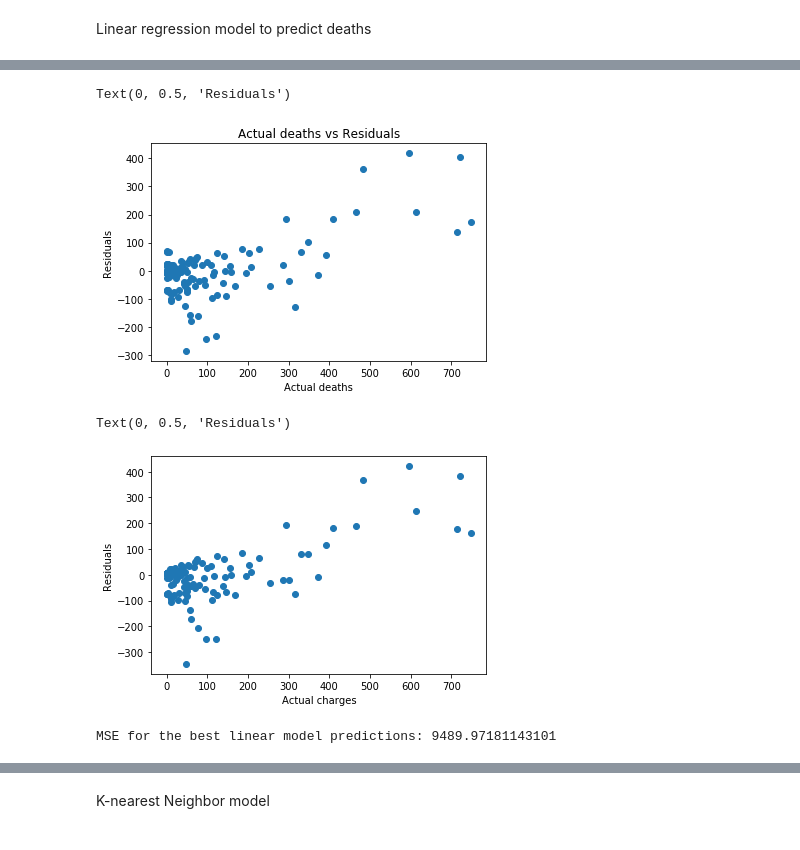
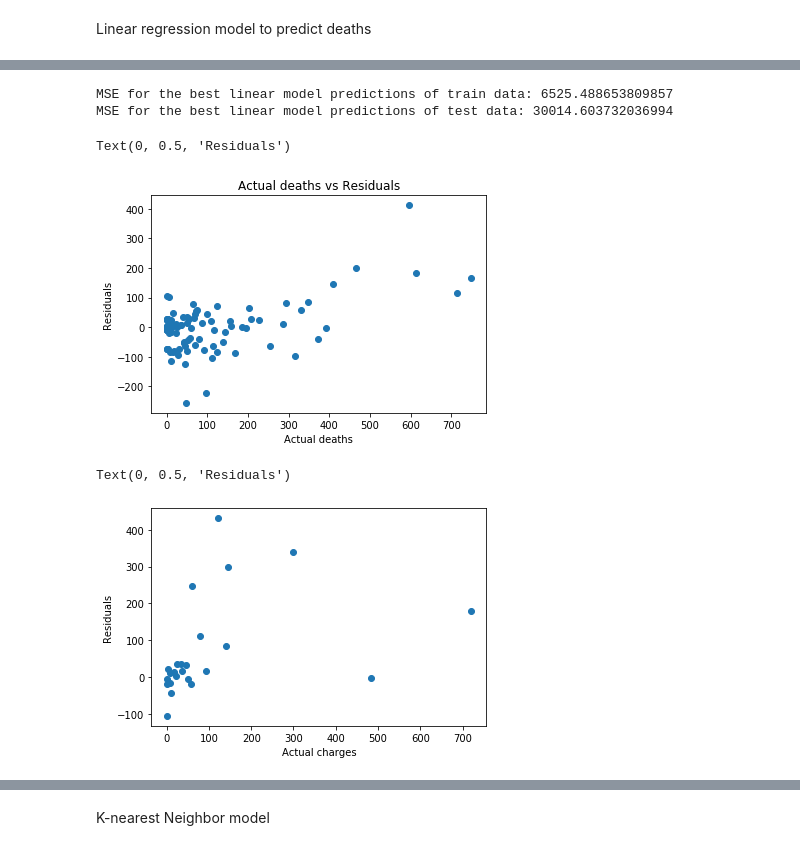
Before and after one commit to liger1apwm/Covid-data-analysis, a Jupyter notebook: covid_data_analysis.ipynb, the cells around one changed output, grey strips where cells are left out. Saved outputs shown, nothing was run; the diff lists cells and outputs as text; code cells hidden in the pictures.

Commit message:
linear model split data and mse added

```diff
--- a/covid_data_analysis.ipynb
+++ b/covid_data_analysis.ipynb
@@ -65,7 +65,7 @@ na_Count = covid_data.isna().sum().sum()
 inf_filter = covid_data['Deaths / 100 Recovered'] < 10000000000
 confirmed_filter = covid_data['Confirmed'] < 25000
 covid_data2 = covid_data[inf_filter & confirmed_filter]
-
+covid_data2.reset_index(drop=True,inplace=True)
 print("Amount of NaN values in the whole dataset : " + str(na_Count))
 covid_data2
 # %% [output]
@@ -163,6 +163,9 @@ plt.savefig('Active_Recovered_percentage_plot')
 Linear regression model to predict deaths
 # %%
 covid_data_dummies = pd.get_dummies(covid_data2, columns = ["WHO Region"], drop_first = True)
-covid_data_dummies.head()
+linear_split_train_value = round(len(covid_data_dummies) * 0.8 )
+covid_data_dummies_train = covid_data_dummies.loc[0:linear_split_train_value]
+covid_data_dummies_test = covid_data_dummies.loc[linear_split_train_value +1:len(covid_data_dummies)]
+covid_data_dummies_test
 # %% [output]
 |  | Country/Region | Confirmed | Deaths | Recovered | Active | New cases | New deaths | New recovered | ... |
@@ -179,7 +193,7 @@ covid_data_dummies.head()
 # covid_data_scaled = pd.concat([features_scaled, covid_data_dummies_label],axis = 1)
 # covid_data_scaled
 # %%
-lm_covid = smf.ols("Deaths ~ Confirmed + Active + Q('New cases') + Q('WHO Region_Americas') + Q('WHO Region_Eastern Mediterranean') + Q('WHO Region_Europe') + Q('WHO Region_South-East Asia') + Q('WHO Region_Western Pacific') ", data = covid_data_dummies).fit()
+lm_covid = smf.ols("Deaths ~ Confirmed + Active + Q('New cases') + Q('WHO Region_Americas') + Q('WHO Region_Eastern Mediterranean') + Q('WHO Region_Europe') + Q('WHO Region_South-East Asia') + Q('WHO Region_Western Pacific') ", data = covid_data_dummies_train).fit()
 lm_covid.summary()
 # %% [output]
 OLS Regression Results
@@ -296,22 +310,29 @@ strong multicollinearity or other numerical problems.
+# %%
+x1 = covid_data_dummies_train[['Confirmed','Active','New cases','WHO Region_Americas','WHO Region_Eastern Mediterranean','WHO Region_Europe','WHO Region_South-East Asia','WHO Region_Western Pacific']]
+y1 = covid_data_dummies_train['Deaths']
+lm_predictions = lm_covid.predict(x1)
+
+x2 = covid_data_dummies_test[['Confirmed','Active','New cases','WHO Region_Americas','WHO Region_Eastern Mediterranean','WHO Region_Europe','WHO Region_South-East Asia','WHO Region_Western Pacific']]
+y2 = covid_data_dummies_test['Deaths']
+lm_predictions2 = lm_covid.predict(x2)
+
+print("MSE for the best linear model predictions of train data:" ,mean_squared_error(lm_predictions, y1))
+print("MSE for the best linear model predictions of test data:" ,mean_squared_error(lm_predictions2, y2))
+# %% [output]
+MSE for the best linear model predictions of train data: 6525.488653809857
+MSE for the best linear model predictions of test data: 30014.603732036994
 # %%
-plt.scatter(x = covid_data_dummies['Deaths'], y = lm_covid.resid)
+plt.scatter(x = covid_data_dummies_train['Deaths'], y = lm_covid.resid)
 plt.title("Actual deaths vs Residuals")
 plt.xlabel("Actual deaths")
 plt.ylabel("Residuals")
 # %% [output]
 Text(0, 0.5, 'Residuals')
-[figure, old version]
+[figure, new version]
 # %%
-plt.scatter(x = covid_data_dummies['Deaths'], y = lm_covid2.resid)
+plt.scatter(x = covid_data_dummies_test['Deaths'], y = lm_predictions2)
 plt.xlabel("Actual charges")
 plt.ylabel("Residuals")
 # %% [output]
 Text(0, 0.5, 'Residuals')
-[figure, old version]
+[figure, new version]
-# %%
-x1 = covid_data_dummies[['Confirmed','Active','New cases','WHO Region_Americas','WHO Region_Eastern Mediterranean','WHO Region_Europe','WHO Region_South-East Asia','WHO Region_Western Pacific']]
-y1 = covid_data_dummies['Deaths']
-lm_predictions = lm_covid.predict(x1)
-print("MSE for the best linear model predictions:" ,mean_squared_error(lm_predictions, y1))
-# %% [output]
-MSE for the best linear model predictions: 9489.97181143101
```
Also changed, not shown: parts of 10 cells of this notebook, 1 other file.
